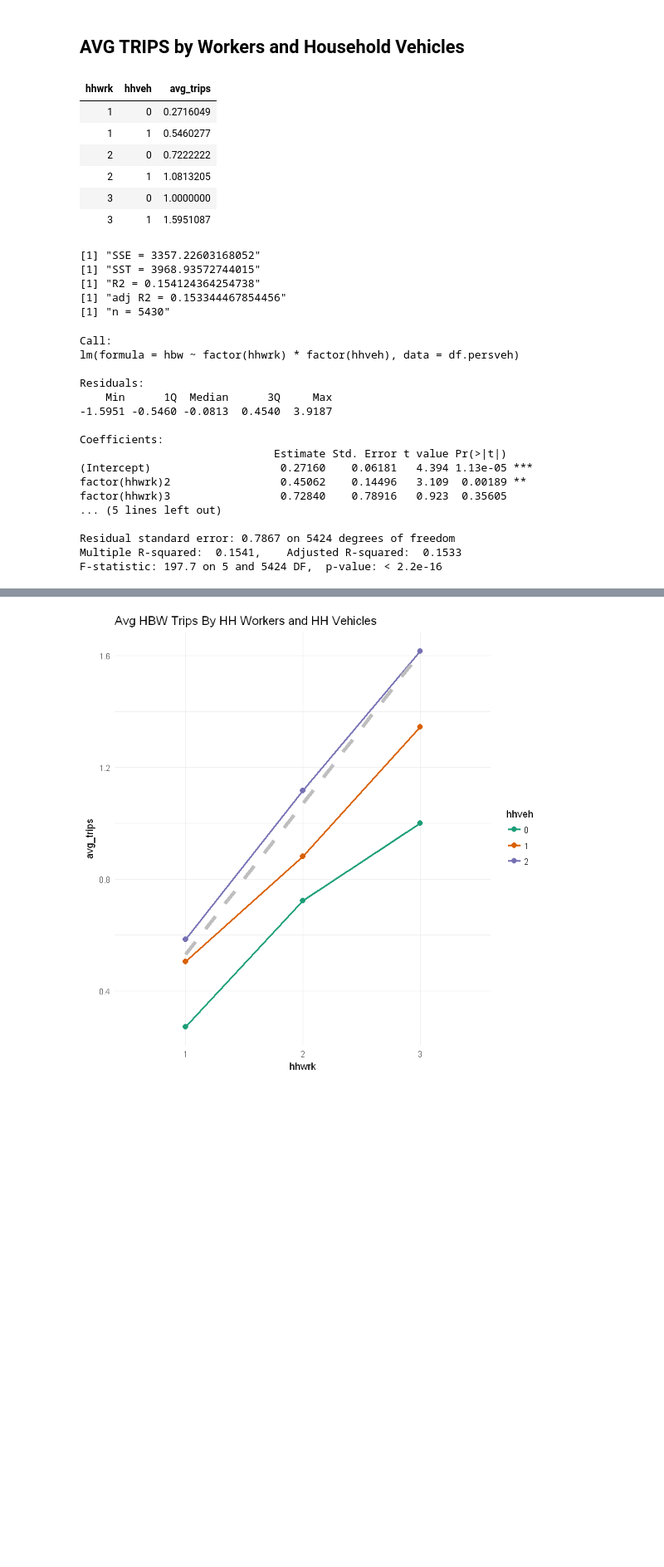
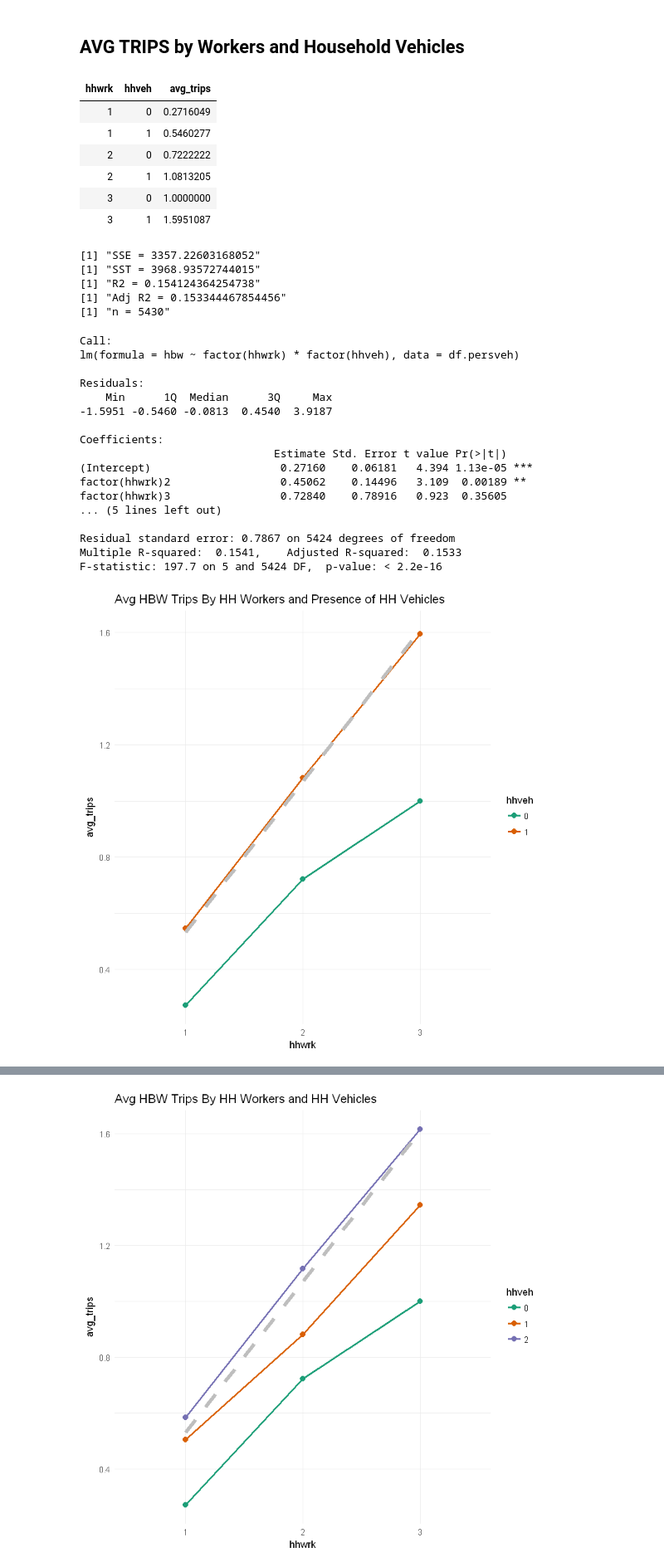
Before and after one commit to saashimi/USP_587, a Jupyter notebook: hw2-finalist-hbw.ipynb, the cells around one changed output, grey strips where cells are left out. Shown at 83% size. Saved outputs shown, nothing was run; the diff lists cells and outputs as text; code cells hidden in the pictures; blank space fills up the shorter version.

```diff
--- a/hw2-finalist-hbw.ipynb
+++ b/hw2-finalist-hbw.ipynb
@@ -91,0 +91,30 @@ df.wrklic %>%
+# %%
+# HH Size, Workers
+df.perswrk <- df.hbw %>%
+    select(hhsiz, hhwrk, hbw) %>%
+    mutate(hhsiz = recode(hhsiz, `1`=1, `2`=2, `3`=3, `4`=4, `5`=4, `6`=4,
+                          `7`=4, `8`=4)) %>%
+    mutate(hhwrk = recode(hhwrk, `0`=0, `1`=1, `2`=2, `3`=3, `4`=3, `5`=3)) %>%
+    filter(hhwrk > 0) %>%
+    group_by(hhwrk, hhsiz) %>%
+    mutate(avg_trips = mean(hbw))
+
+summarize(df.perswrk, avg_trips = mean(hbw))
+
+df.perswrk$ResError <- (df.perswrk$hbw - df.perswrk$avg_trips)^2
+df.perswrk$TotError <- (df.perswrk$hbw - mean(df.perswrk$hbw))^2
+SSE <- sum(df.perswrk$ResError)
+SST <- sum(df.perswrk$TotError)
+R2 <- 1 - (SSE/SST)
+k <- 8
+n <- nrow(df.perswrk)
+adj.R2 <- R2 - ((1 - R2)*(k - 1) / (n - k - 1))
+
+print(paste("SSE =", SSE, sep=" "))
+print(paste("SST =", SST, sep=" "))
+print(paste("R2 =", R2, sep=" "))
+print(paste("Adj R2 =", adj.R2, sep=" "))
+print(paste("n =", n, sep=" "))
+
+perswrk.fit <- lm(hbw ~ factor(hhwrk) * factor(hhsiz), data=df.perswrk)
+summary(perswrk.fit)
@@ -197,7 +258,7 @@ adj.R2 <- R2 - ((1 - R2) * (k - 1) / (n - k - 1))
 print(paste("SSE =", SSE, sep=" "))
 print(paste("SST =", SST, sep=" "))
 print(paste("R2 =", R2, sep=" "))
-print(paste("adj R2 =", adj.R2, sep=" "))
+print(paste("Adj R2 =", adj.R2, sep=" "))
 print(paste("n =", n, sep=" "))
 
 df.persveh.fit <- lm(hbw ~ factor(hhwrk) * factor(hhveh), data=df.persveh)
@@ -213,7 +274,7 @@ summary(df.persveh.fit)
 [1] "SSE = 3357.22603168052"
 [1] "SST = 3968.93572744015"
 [1] "R2 = 0.154124364254738"
-[1] "adj R2 = 0.153344467854456"
+[1] "Adj R2 = 0.153344467854456"
 [1] "n = 5430"
 Call:
 lm(formula = hbw ~ factor(hhwrk) * factor(hhveh), data = df.persveh)
@@ -232,3 +293,19 @@ factor(hhwrk)3                 0.72840    0.78916   0.923  0.35605
 Residual standard error: 0.7867 on 5424 degrees of freedom
 Multiple R-squared:  0.1541,    Adjusted R-squared:  0.1533
 F-statistic: 197.7 on 5 and 5424 DF,  p-value: < 2.2e-16
+# %%
+df.persveh$hhveh <- as.factor(df.persveh$hhveh)
+df.persveh$hhwrk <- as.factor(df.persveh$hhwrk)
+
+
+df.persveh %>%
+    ggplot(aes(x=hhwrk, y=avg_trips, color=hhveh)) +
+    theme_minimal() +
+    geom_line(aes(x=hhwrk, y=avg_trips, color=hhveh, group=hhveh), size=1) +
+    geom_point(size=2.5) +
+    stat_smooth(method=lm, se=FALSE, linetype="dashed", aes(group=1),
+                size=2, color="gray") +
+    labs(title= "Avg HBW Trips By HH Workers and Presence of HH Vehicles") +
+    scale_color_brewer(palette="Dark2")
+# %% [output]
+[figure, added]
```
Also changed, not shown: parts of 11 cells of this notebook, 2 other files.
